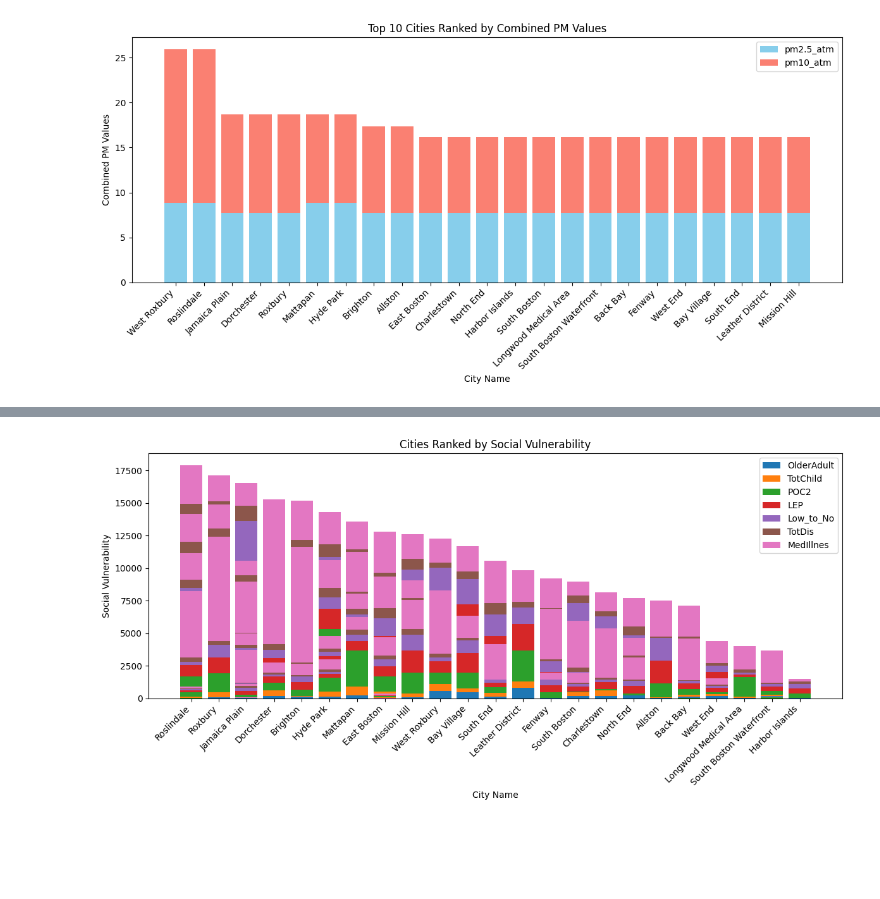
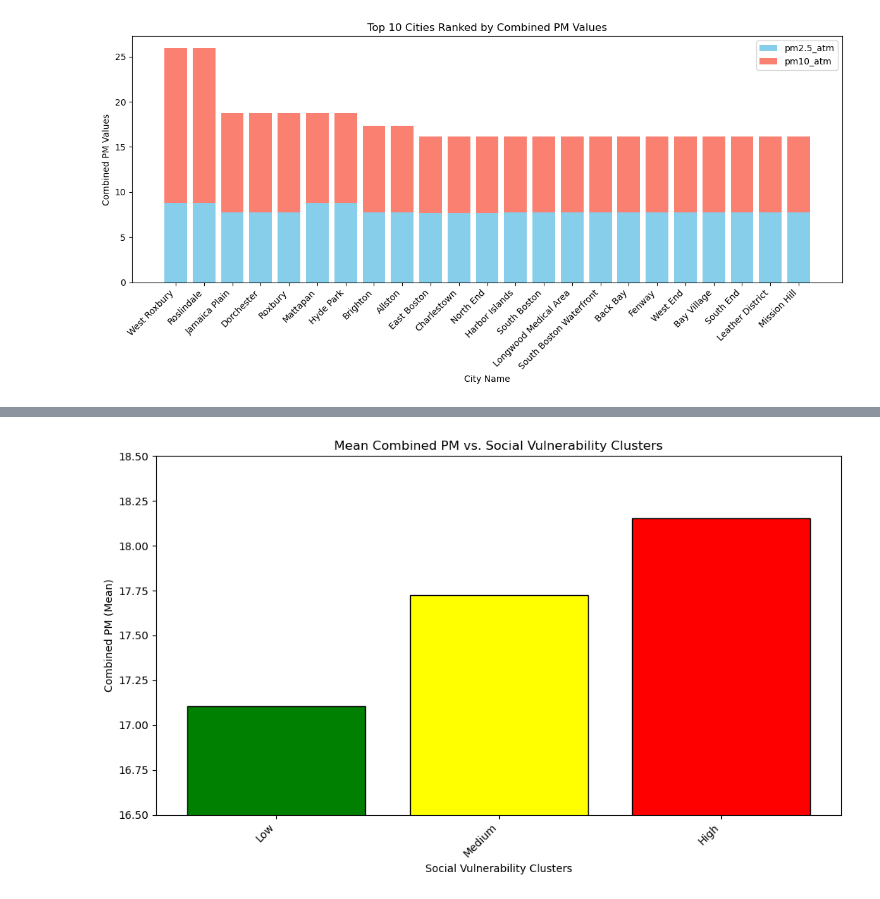
Before and after one commit to BU-Spark/ds-boston-transit-air-quality, a Jupyter notebook: fa23-team-a/code/housing_social.ipynb, the cells around one changed output, grey strips where cells are left out. Cells and saved outputs as stored; diff of their text form; code cells hidden in the pictures; blank space fills up the shorter version.

Commit message:
Changes to housing and social vulnerability

```diff
--- a/fa23-team-a/code/housing_social.ipynb
+++ b/fa23-team-a/code/housing_social.ipynb
@@ -78,32 +79,36 @@ plt.show()
 # %%
 import matplotlib.pyplot as plt
+import pandas as pd
+import numpy as np
 
 # Define your social vulnerability categories (e.g., 'OlderAdult', 'TotChild', 'POC2', 'LEP', 'Low_to_No', 'TotDis', 'MedIllnes')
 vulnerability_categories = ['OlderAdult', 'TotChild', 'POC2', 'LEP', 'Low_to_No', 'TotDis', 'MedIllnes']
 
 # Rank cities by social vulnerability
 data['Total_Social_Vulnerability'] = data[vulnerability_categories].sum(axis=1)
 data_sorted = data.sort_values(by='Total_Social_Vulnerability', ascending=False)
 
-# Create the stacked bar chart
-plt.figure(figsize=(12, 6))
+# Calculate 'pm2.5_atm' + 'pm10_atm' and add it as a new column
+data['Combined_PM'] = data['pm2.5_atm'] + data['pm10_atm']
 
-bottom = None
-for category in vulnerability_categories:
-    plt.bar(data_sorted['Name'], data_sorted[category], label=category, bottom=bottom)
-    if bottom is None:
-        bottom = data_sorted[category]
-    else:
-        bottom += data_sorted[category]
+# Define the number of bins for mean social vulnerability
+num_bins = 3
 
-plt.xlabel('City Name')
-plt.ylabel('Social Vulnerability')
-plt.title('Cities Ranked by Social Vulnerability')
+# Bin the data based on the mean social vulnerability and calculate the mean 'Combined_PM' for each bin
+data['Social_Vulnerability_Bin'] = pd.cut(data['Total_Social_Vulnerability'], bins=num_bins)
+combined_pm_means = data.groupby('Social_Vulnerability_Bin')['Combined_PM'].mean()
+
+# Create a bar plot of binned 'pm2.5_atm' + 'pm10_atm' vs. Mean Social Vulnerability
+plt.figure(figsize=(10, 6))
+plt.bar(combined_pm_means.index.astype(str), combined_pm_means, tick_label=['Low', 'Medium', 'High'], color=['green', 'yellow', 'red'], edgecolor='black')
+plt.ylabel('Combined PM (Mean)')
+plt.ylim(16.5, 18.5)
+plt.xlabel('Social Vulnerability Clusters')
+plt.title('Mean Combined PM vs. Social Vulnerability Clusters')
 plt.xticks(rotation=45, ha='right')
-plt.legend(loc='upper right')
 plt.tight_layout()
 
 # Show the plot
 plt.show()
 # %% [output]
-[figure, old version]
+[figure, new version]
```
Also changed, not shown: parts of 5 cells of this notebook, 1 other file.
